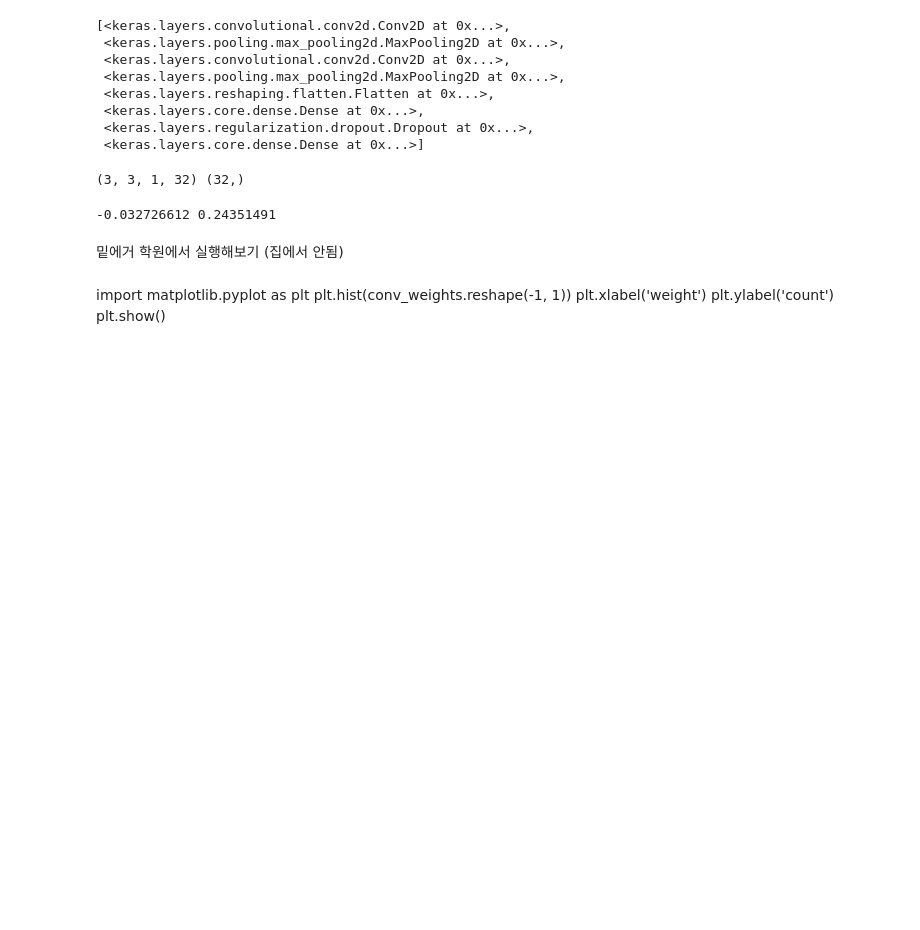
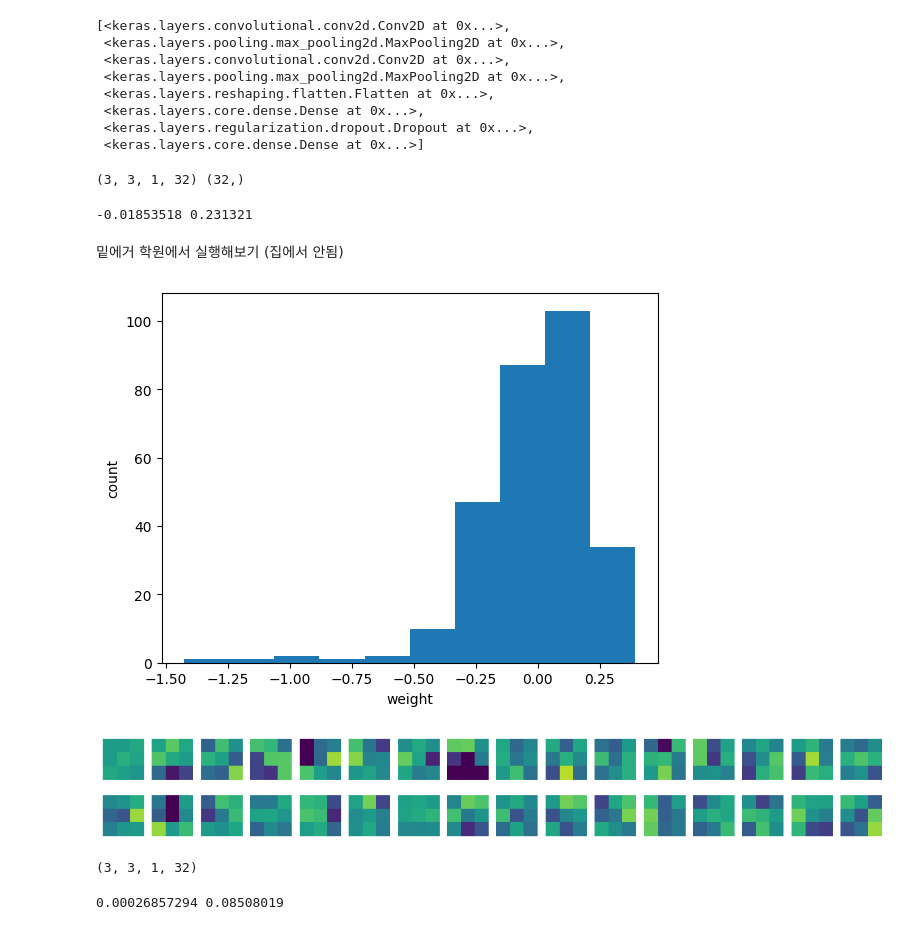
Before and after one commit to koreanbulbasaur/ET_Study, a Jupyter notebook: Maching_Deep/Book_Study/8/8-3.ipynb, the cells around one changed output. Drawn from its saved outputs; the diff is of its cells as text; code cells hidden in the pictures; blank space fills up the shorter version.

```diff
--- a/Maching_Deep/Book_Study/8/8-3.ipynb
+++ b/Maching_Deep/Book_Study/8/8-3.ipynb
@@ -1,6 +1,6 @@
 # %%
 from tensorflow import keras
-model = keras.models.load_model('best-model.h5')
+model = keras.models.load_model('../7/best-model.h5')
 # %%
 model.layers
 # %% [output]
@@ -21,31 +21,39 @@ print(conv.weights[0].shape, conv.weights[1].shape)
 conv_weights = conv.weights[0].numpy()
 print(conv_weights.mean(), conv_weights.std())
 # %% [output]
--0.032726612 0.24351491
+-0.01853518 0.231321
 # %% [markdown]
 밑에거 학원에서 실행해보기 (집에서 안됨)
-# %% [markdown]
-import matplotlib.pyplot as plt
-plt.hist(conv_weights.reshape(-1, 1))
-plt.xlabel('weight')
-plt.ylabel('count')
-plt.show()
+# %%
+import matplotlib.pyplot as plt
+plt.hist(conv_weights.reshape(-1, 1))
+plt.xlabel('weight')
+plt.ylabel('count')
+plt.show()
+# %% [output]
+[figure, added]
 # %%
-fig, axs = plt.subplots(2, 16, figsize(15, 2))
+fig, axs = plt.subplots(2, 16, figsize=(15, 2))
 for i in range(2):
     for j in range(16):
         axs[i, j].imshow(conv_weights[:, :, 0, i * 16 + j], vmin=-0.5, vmax=0.5)
         axs[i, j].axis('off')
 plt.show()
+# %% [output]
+[figure, added]
 # %%
 no_training_model = keras.Sequential()
 no_training_model.add(keras.layers.Conv2D(32, kernel_size=3, activation='relu', padding='same', input_shape=(28, 28, 1)))
 # %%
 no_training_conv = no_training_model.layers[0]
 print(no_training_conv.weights[0].shape)
+# %% [output]
+(3, 3, 1, 32)
 # %%
 no_training_weights = no_training_conv.weights[0].numpy()
 print(no_training_weights.mean(), no_training_weights.std())
+# %% [output]
+0.00026857294 0.08508019
 # %%
 plt.hist(no_training_weights.reshape(-1, 1))
 plt.xlabel('weight')
```
Also changed, not shown: parts of 7 cells of this notebook, 6 other files.
